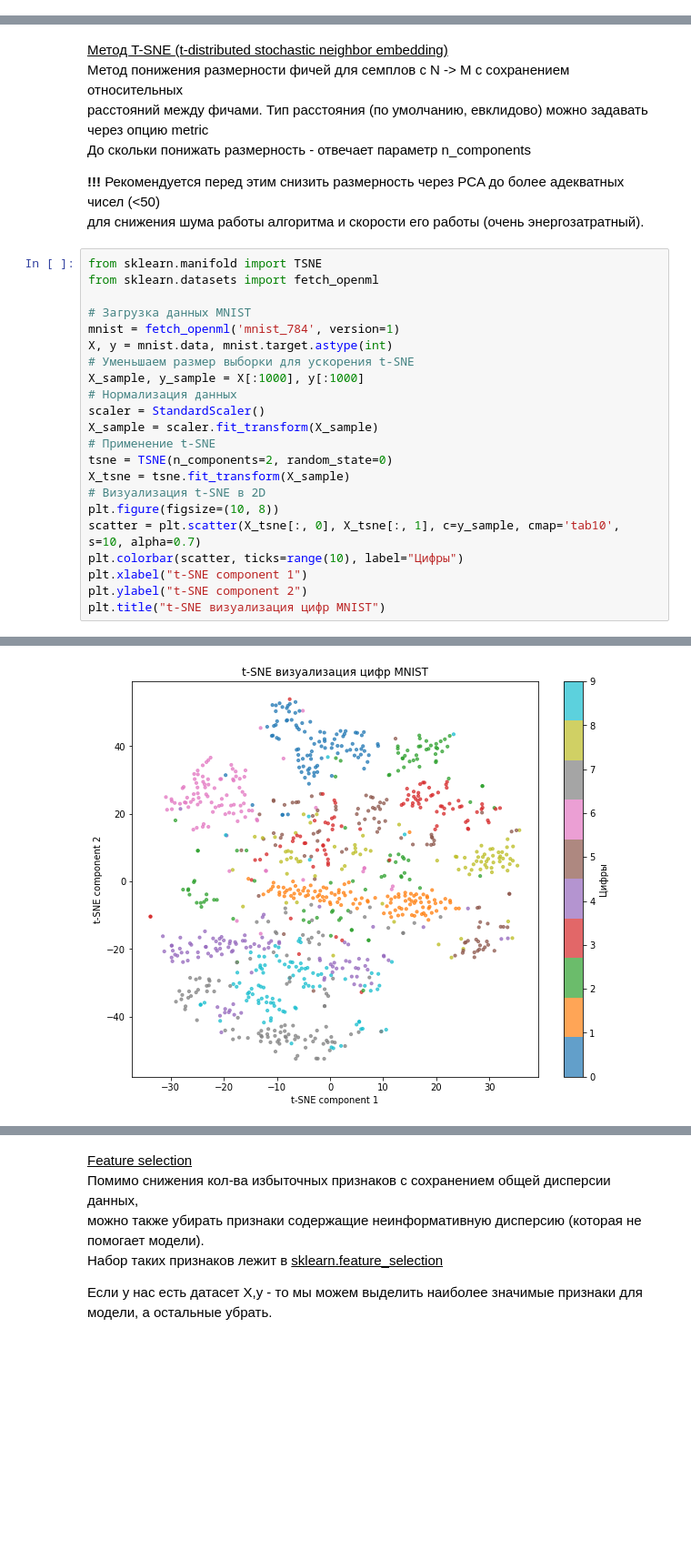
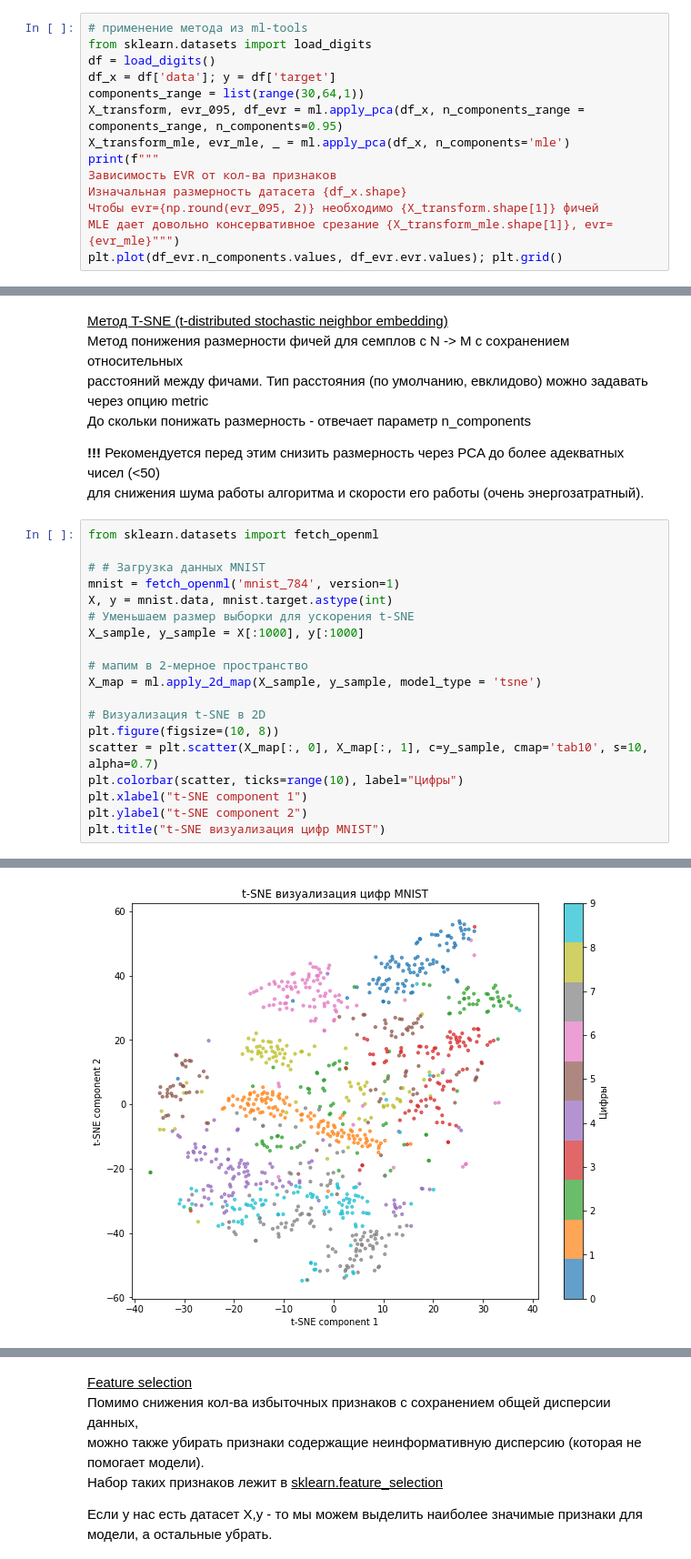
Before and after one commit to gavrevnik/analytics_tools, a Jupyter notebook: ML.ipynb, the cells around one changed output, grey strips where cells are left out. Shown at 91% size. Drawn from its saved outputs; the diff is of its cells as text; blank space fills up the shorter version.

```diff
--- a/ML.ipynb
+++ b/ML.ipynb
@@ -962,3 +968,17 @@ plt.grid()
 Оптимально будет взять три компоненты: потеря дисперсии = 0.9581320720000164
 Потеря дисперсии при нормализации компонент = 0.4966666666666662
 [figure]
+# %%
+# применение метода из ml-tools
+from sklearn.datasets import load_digits
+df = load_digits()
+df_x = df['data']; y = df['target']
+components_range = list(range(30,64,1))
+X_transform, evr_095, df_evr = ml.apply_pca(df_x, n_components_range = components_range, n_components=0.95)
+X_transform_mle, evr_mle, _ = ml.apply_pca(df_x, n_components='mle')
+print(f"""
+Зависимость EVR от кол-ва признаков
+Изначальная размерность датасета {df_x.shape}
+Чтобы evr={np.round(evr_095, 2)} необходимо {X_transform.shape[1]} фичей
+MLE дает довольно консервативное срезание {X_transform_mle.shape[1]}, evr={evr_mle}""")
+plt.plot(df_evr.n_components.values, df_evr.evr.values); plt.grid()
@@ -971,27 +997,24 @@ plt.grid()
 **!!!** Рекомендуется перед этим снизить размерность через PCA до более адекватных чисел (<50)
 для снижения шума работы алгоритма и скорости его работы (очень энергозатратный).
 # %%
-from sklearn.manifold import TSNE
 from sklearn.datasets import fetch_openml
 
-# Загрузка данных MNIST
+# # Загрузка данных MNIST
 mnist = fetch_openml('mnist_784', version=1)
 X, y = mnist.data, mnist.target.astype(int)
 # Уменьшаем размер выборки для ускорения t-SNE
 X_sample, y_sample = X[:1000], y[:1000]
-# Нормализация данных
-scaler = StandardScaler()
-X_sample = scaler.fit_transform(X_sample)
-# Применение t-SNE
-tsne = TSNE(n_components=2, random_state=0)
-X_tsne = tsne.fit_transform(X_sample)
+
+# мапим в 2-мерное пространство
+X_map = ml.apply_2d_map(X_sample, y_sample, model_type = 'tsne')
+
 # Визуализация t-SNE в 2D
 plt.figure(figsize=(10, 8))
-scatter = plt.scatter(X_tsne[:, 0], X_tsne[:, 1], c=y_sample, cmap='tab10', s=10, alpha=0.7)
+scatter = plt.scatter(X_map[:, 0], X_map[:, 1], c=y_sample, cmap='tab10', s=10, alpha=0.7)
 plt.colorbar(scatter, ticks=range(10), label="Цифры")
 plt.xlabel("t-SNE component 1")
 plt.ylabel("t-SNE component 2")
 plt.title("t-SNE визуализация цифр MNIST")
 # %% [output]
 Text(0.5, 1.0, 't-SNE визуализация цифр MNIST')
-[figure, old version]
+[figure, new version]
```
Also changed, not shown: parts of 11 cells of this notebook, 5 other files.
